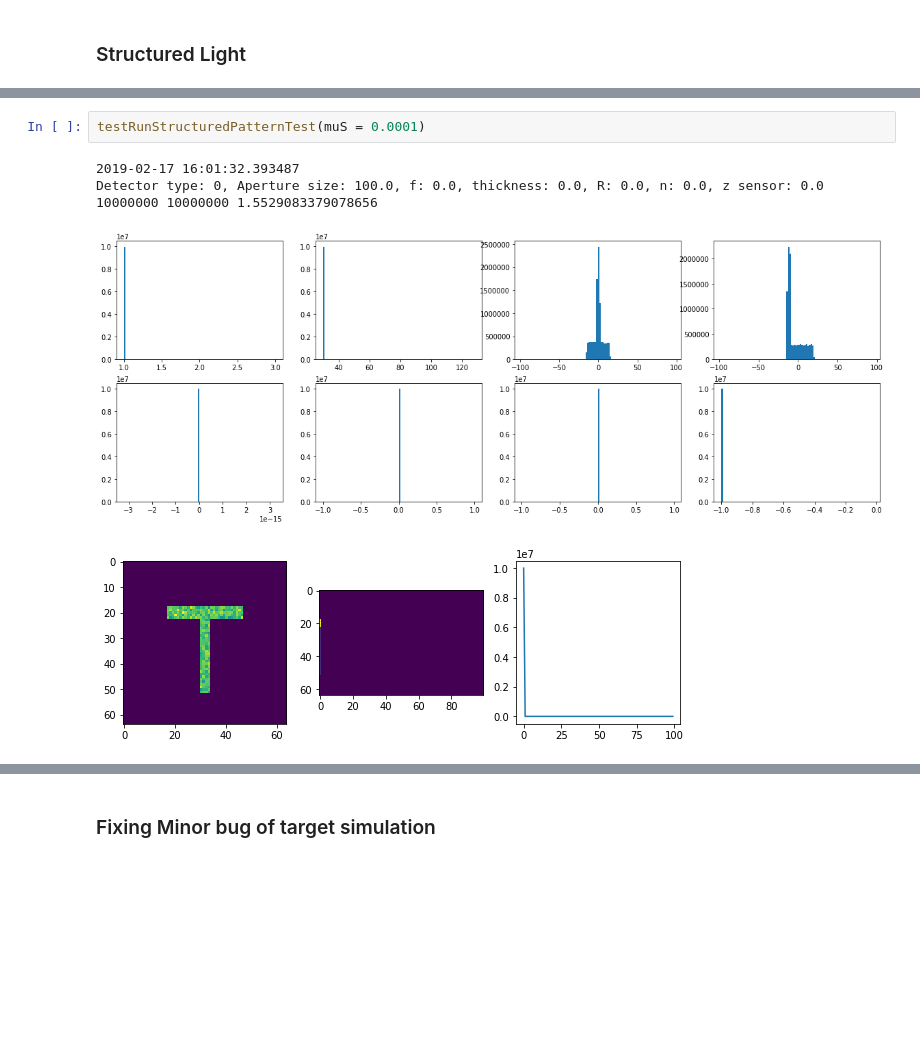
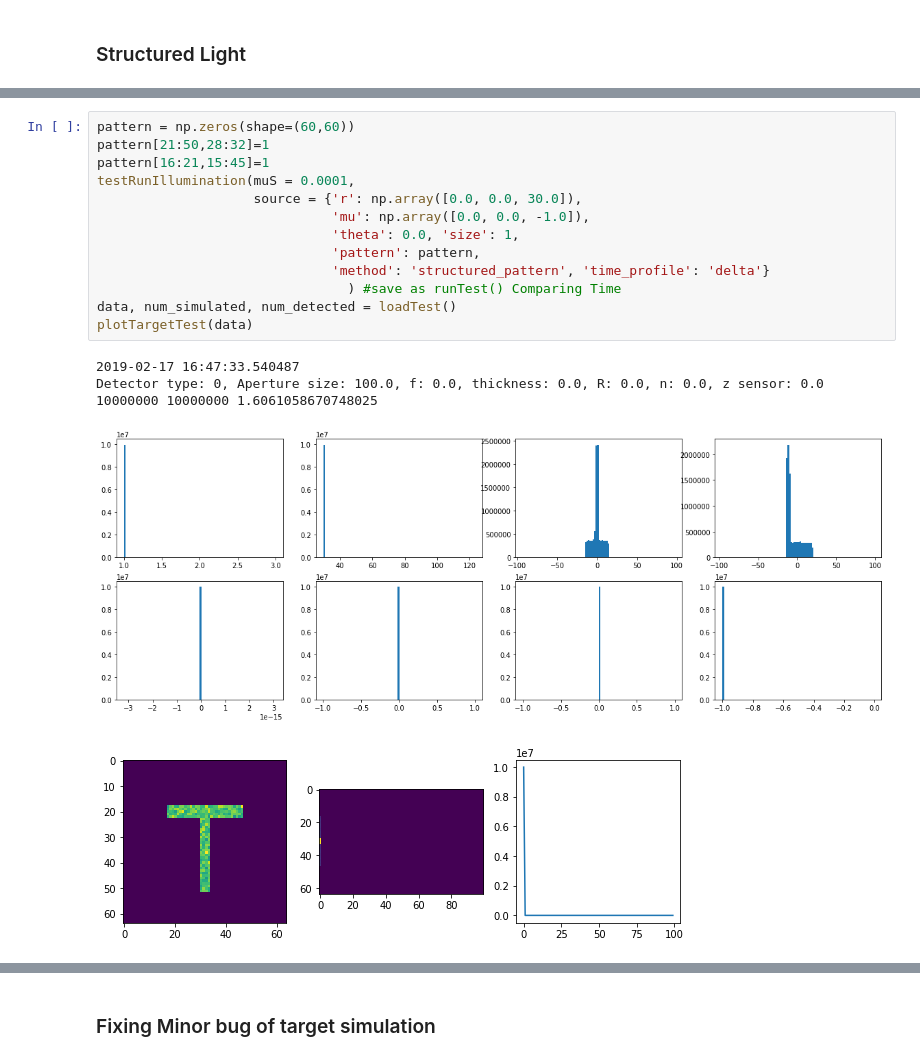
Before and after one commit to mitmedialab/MonteCarloRender, a Jupyter notebook: tests.ipynb, the cells around one changed output, grey strips where cells are left out. Cells and saved outputs as stored; diff of their text form; blank space fills up the shorter version.

Commit message:
added structured light + cone test

```diff
--- a/tests.ipynb
+++ b/tests.ipynb
@@ -436,8 +401,19 @@ Detector type: 0, Aperture size: 100.0, f: 0.0, thickness: 0.0, R: 0.0, n: 0.0,
-# %%
-testRunStructuredPatternTest(muS = 0.0001)
-# %% [output]
-2019-02-17 16:01:32.393487
-Detector type: 0, Aperture size: 100.0, f: 0.0, thickness: 0.0, R: 0.0, n: 0.0, z sensor: 0.0
-10000000 10000000 1.5529083379078656
-[figure, removed]
-[figure, removed]
+# %%
+pattern = np.zeros(shape=(60,60))
+pattern[21:50,28:32]=1
+pattern[16:21,15:45]=1
+testRunIllumination(muS = 0.0001,
+                    source = {'r': np.array([0.0, 0.0, 30.0]),
+                              'mu': np.array([0.0, 0.0, -1.0]),
+                              'theta': 0.0, 'size': 1,
+                              'pattern': pattern,
+                              'method': 'structured_pattern', 'time_profile': 'delta'}
+                                ) #save as runTest() Comparing Time
+data, num_simulated, num_detected = loadTest()
+plotTargetTest(data)
+# %% [output]
+2019-02-17 16:47:33.540487
+Detector type: 0, Aperture size: 100.0, f: 0.0, thickness: 0.0, R: 0.0, n: 0.0, z sensor: 0.0
+10000000 10000000 1.6061058670748025
+[figure, added]
+[figure, added]
```
Also changed, not shown: parts of 4 cells of this notebook.
